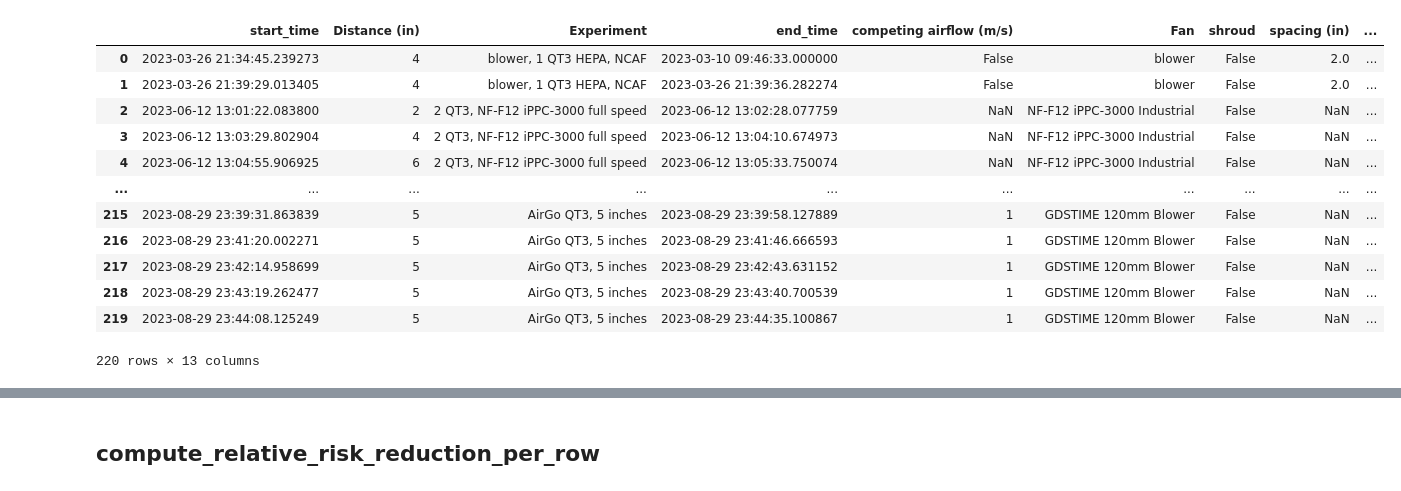
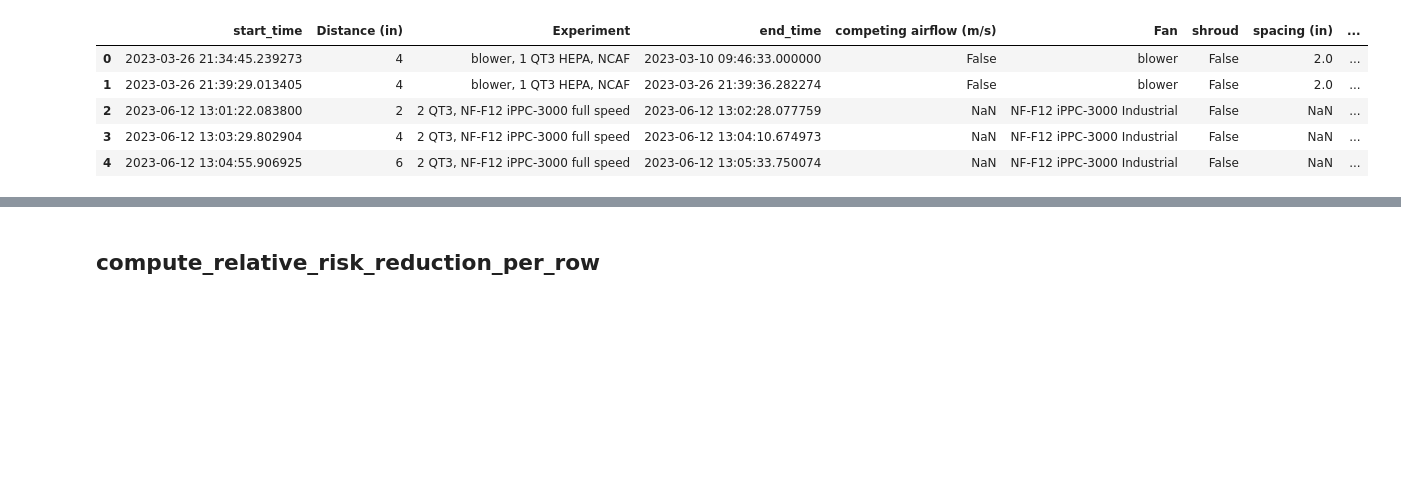
Before and after one commit to Edderic/breathesafe, a Jupyter notebook: python/notebooks/air-cleaning-results.ipynb, the cells around one changed output, grey strips where cells are left out. Saved outputs shown, nothing was run; the diff lists cells and outputs as text; code cells hidden in the pictures; blank space fills up the shorter version.

```diff
--- a/python/notebooks/air-cleaning-results.ipynb
+++ b/python/notebooks/air-cleaning-results.ipynb
@@ -10,21 +151,14 @@ Some paragraph
 # %%
 metadata = pd.read_csv('../air_cleaner_data/personal-air-cleaner-experiments - Sheet1.csv', parse_dates=['start_time', 'end_time'])
 # %%
-metadata
+metadata.head(5)
 # %% [output]
 |  | start_time | Distance (in) | Experiment | end_time | competing airflow (m/s) | Fan | shroud | spacing (in) | ... |
 | 0 | 2023-03-26 21:34:45.239273 | 4 | blower, 1 QT3 HEPA, NCAF | 2023-03-10 09:46:33.000000 | False | blower | False | 2.0 | ... |
 | 1 | 2023-03-26 21:39:29.013405 | 4 | blower, 1 QT3 HEPA, NCAF | 2023-03-26 21:39:36.282274 | False | blower | False | 2.0 | ... |
 | 2 | 2023-06-12 13:01:22.083800 | 2 | 2 QT3, NF-F12 iPPC-3000 full speed | 2023-06-12 13:02:28.077759 | NaN | NF-F12 iPPC-3000 Industrial | False | NaN | ... |
 | 3 | 2023-06-12 13:03:29.802904 | 4 | 2 QT3, NF-F12 iPPC-3000 full speed | 2023-06-12 13:04:10.674973 | NaN | NF-F12 iPPC-3000 Industrial | False | NaN | ... |
 | 4 | 2023-06-12 13:04:55.906925 | 6 | 2 QT3, NF-F12 iPPC-3000 full speed | 2023-06-12 13:05:33.750074 | NaN | NF-F12 iPPC-3000 Industrial | False | NaN | ... |
-| ... | ... | ... | ... | ... | ... | ... | ... | ... | ... |
-| 215 | 2023-08-29 23:39:31.863839 | 5 | AirGo QT3, 5 inches | 2023-08-29 23:39:58.127889 | 1 | GDSTIME 120mm Blower | False | NaN | ... |
-| 216 | 2023-08-29 23:41:20.002271 | 5 | AirGo QT3, 5 inches | 2023-08-29 23:41:46.666593 | 1 | GDSTIME 120mm Blower | False | NaN | ... |
-| 217 | 2023-08-29 23:42:14.958699 | 5 | AirGo QT3, 5 inches | 2023-08-29 23:42:43.631152 | 1 | GDSTIME 120mm Blower | False | NaN | ... |
-| 218 | 2023-08-29 23:43:19.262477 | 5 | AirGo QT3, 5 inches | 2023-08-29 23:43:40.700539 | 1 | GDSTIME 120mm Blower | False | NaN | ... |
-| 219 | 2023-08-29 23:44:08.125249 | 5 | AirGo QT3, 5 inches | 2023-08-29 23:44:35.100867 | 1 | GDSTIME 120mm Blower | False | NaN | ... |
-220 rows × 13 columns
 # %%
 csv_metadata = metadata[metadata['Experiment'].str.contains('AirGo QT3')].copy()
 # %%
```
Also changed, not shown: parts of 46 cells of this notebook.
